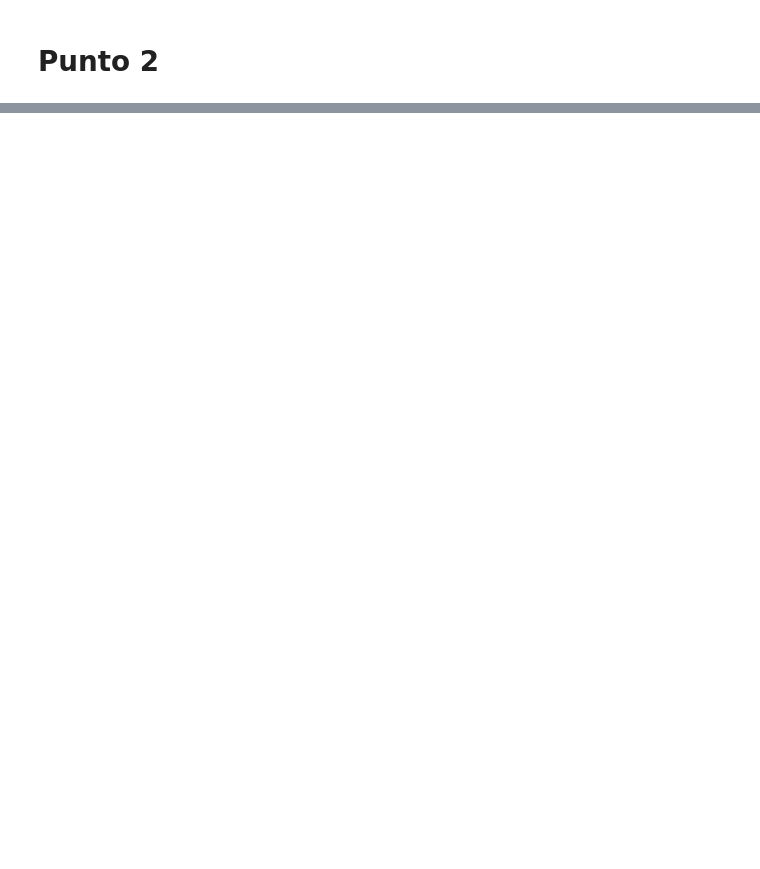
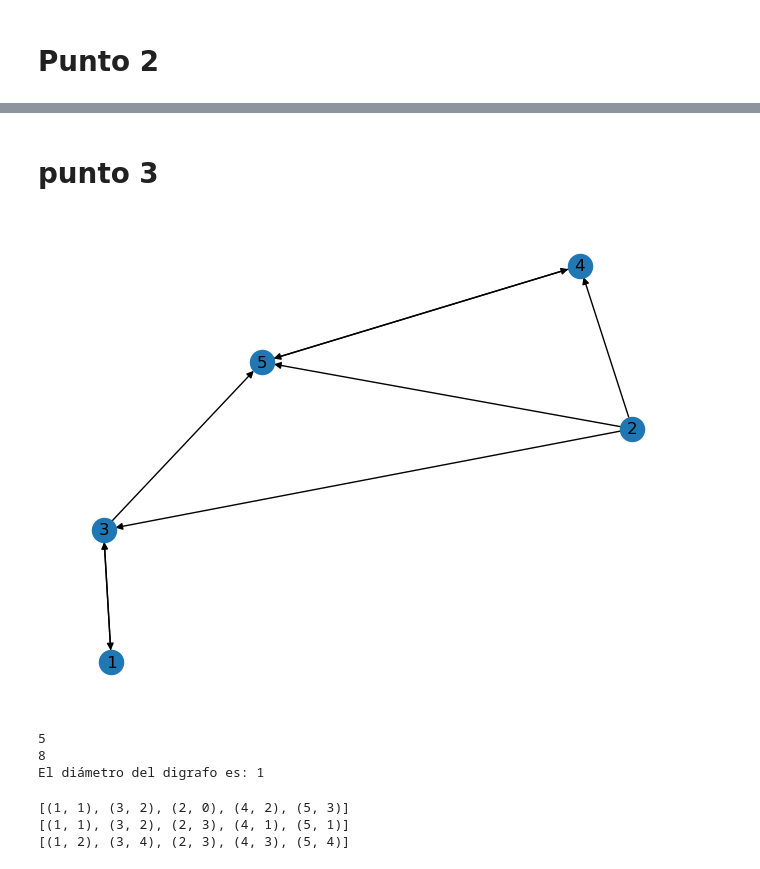
Before and after one commit to briveros23/Redes_sociales, a Jupyter notebook: notebook/Taller 1.ipynb, the cells around one changed output, grey strips where cells are left out. Saved outputs shown, nothing was run; the diff lists cells and outputs as text; code cells hidden in the pictures; blank space fills up the shorter version.

Commit message:
se terminaron punto 2,3

```diff
--- a/notebook/Taller 1.ipynb
+++ b/notebook/Taller 1.ipynb
@@ -233,0 +258,49 @@ print(A)
+# %% [markdown]
+# punto 3
+# %%
+# a) Visualizar G.
+# definimos el grafo
+DG = nx.DiGraph()
+# agregamos las aristas
+DG.add_edges_from([(1, 3), (2, 3), (2, 4), (2, 5), (3, 1), (3, 5), (4, 5), (5, 4)])
+# visualizamos el grafo
+nx.draw(DG, with_labels=True)
+# %% [output]
+[figure, added]
+# %%
+# b) calcular el orden, tamaño y el diámetro  del grafo
+# orden
+print(DG.order())
+# tamaño
+print(DG.size())
+# diámetro
+# para esto tenemos que verificar si el grafo es fuerte o debilmente conectado
+if nx.is_strongly_connected(DG):
+    print(nx.diameter(DG))
+else:
+    print('El grafo no es fuerte conectado')
+    # verificamos que componentes estan fuertemente conectados
+    componentes = list(nx.strongly_connected_components(DG))
+    # guardamos el componente mas grande
+    diametros = []
+    for componente in componentes:
+        componente_subgrafo = DG.subgraph(componente)
+        diametros.append(nx.diameter(componente_subgrafo))
+    diametro = max(diametros)
+    print(diametro)
+# %% [output]
+5
+8
+El diámetro del digrafo es: 1
+# %%
+#c) calcular el grado de los nodos
+# grado de entrada
+print(DG.in_degree())
+# grado de salida
+print(DG.out_degree())
+# grado total
+print(DG.degree())
+# %% [output]
+[(1, 1), (3, 2), (2, 0), (4, 2), (5, 3)]
+[(1, 1), (3, 2), (2, 3), (4, 1), (5, 1)]
+[(1, 2), (3, 4), (2, 3), (4, 3), (5, 4)]
```
Also changed, not shown: parts of 14 cells of this notebook.
